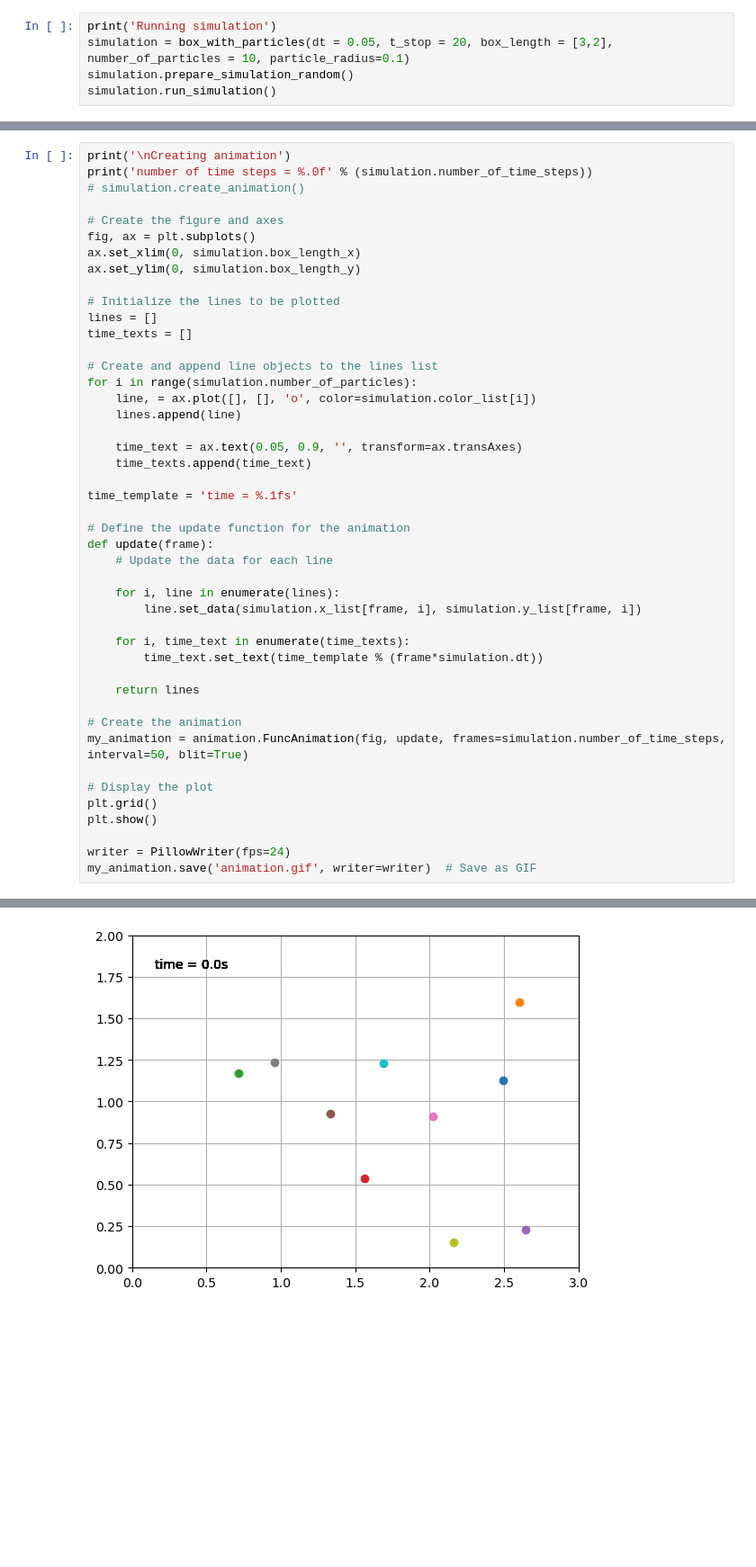
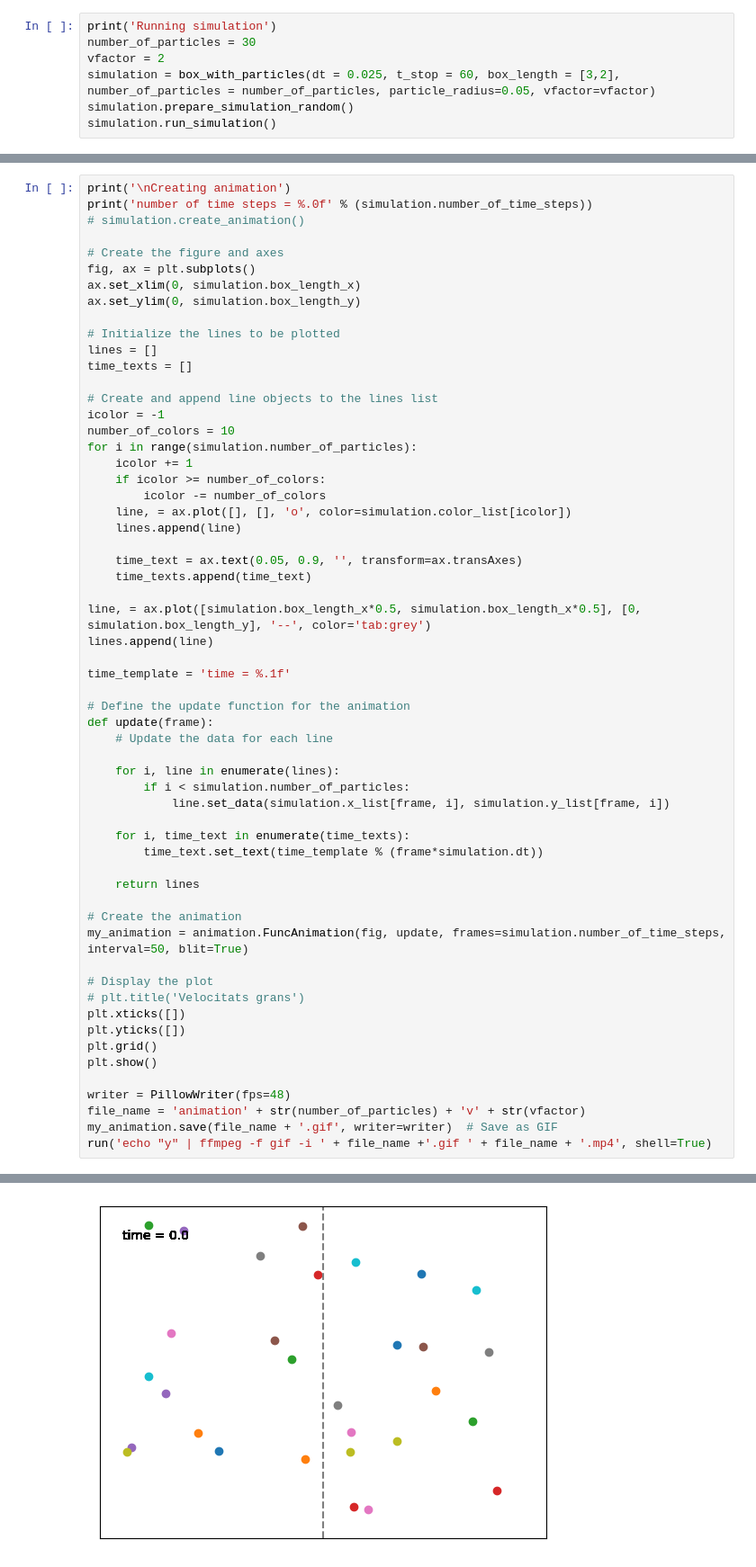
Before and after one commit to edmen-dev/animation_2ndlaw, a Jupyter notebook: caixa_amb_particules.ipynb, the cells around one changed output, grey strips where cells are left out. Shown at 90% size. Cells and saved outputs as stored; diff of their text form; blank space fills up the shorter version.

```diff
--- a/caixa_amb_particules.ipynb
+++ b/caixa_amb_particules.ipynb
@@ -195,6 +139,8 @@ class box_with_particles:
 # %%
 print('Running simulation')
-simulation = box_with_particles(dt = 0.05, t_stop = 20, box_length = [3,2], number_of_particles = 10, particle_radius=0.1)
+number_of_particles = 30
+vfactor = 2
+simulation = box_with_particles(dt = 0.025, t_stop = 60, box_length = [3,2], number_of_particles = number_of_particles, particle_radius=0.05, vfactor=vfactor)
 simulation.prepare_simulation_random()
 simulation.run_simulation()
 # %% [output]
@@ -231,21 +160,30 @@ lines = []
 time_texts = []
 
 # Create and append line objects to the lines list
+icolor = -1
+number_of_colors = 10
 for i in range(simulation.number_of_particles):
-    line, = ax.plot([], [], 'o', color=simulation.color_list[i])
+    icolor += 1
+    if icolor >= number_of_colors:
+        icolor -= number_of_colors
+    line, = ax.plot([], [], 'o', color=simulation.color_list[icolor])
     lines.append(line)
 
     time_text = ax.text(0.05, 0.9, '', transform=ax.transAxes)
     time_texts.append(time_text)
 
-time_template = 'time = %.1fs'
+line, = ax.plot([simulation.box_length_x*0.5, simulation.box_length_x*0.5], [0, simulation.box_length_y], '--', color='tab:grey')
+lines.append(line)
+
+time_template = 'time = %.1f'
 
 # Define the update function for the animation
 def update(frame):
     # Update the data for each line
 
     for i, line in enumerate(lines):
-        line.set_data(simulation.x_list[frame, i], simulation.y_list[frame, i])
+        if i < simulation.number_of_particles:
+            line.set_data(simulation.x_list[frame, i], simulation.y_list[frame, i])
 
     for i, time_text in enumerate(time_texts):
         time_text.set_text(time_template % (frame*simulation.dt))
@@ -256,10 +194,15 @@ def update(frame):
 my_animation = animation.FuncAnimation(fig, update, frames=simulation.number_of_time_steps, interval=50, blit=True)
 
 # Display the plot
+# plt.title('Velocitats grans')
+plt.xticks([])
+plt.yticks([])
 plt.grid()
 plt.show()
 
-writer = PillowWriter(fps=24)
-my_animation.save('animation.gif', writer=writer)  # Save as GIF
+writer = PillowWriter(fps=48)
+file_name = 'animation' + str(number_of_particles) + 'v' + str(vfactor)
+my_animation.save(file_name + '.gif', writer=writer)  # Save as GIF
+run('echo "y" | ffmpeg -f gif -i ' + file_name +'.gif ' + file_name + '.mp4', shell=True)
 # %% [output]
 Creating animation
@@ -267 +210 @@ number of time steps = 400
-[figure, old version]
+[figure, new version]
```
Also changed, not shown: parts of 10 cells of this notebook, 26 other files.
